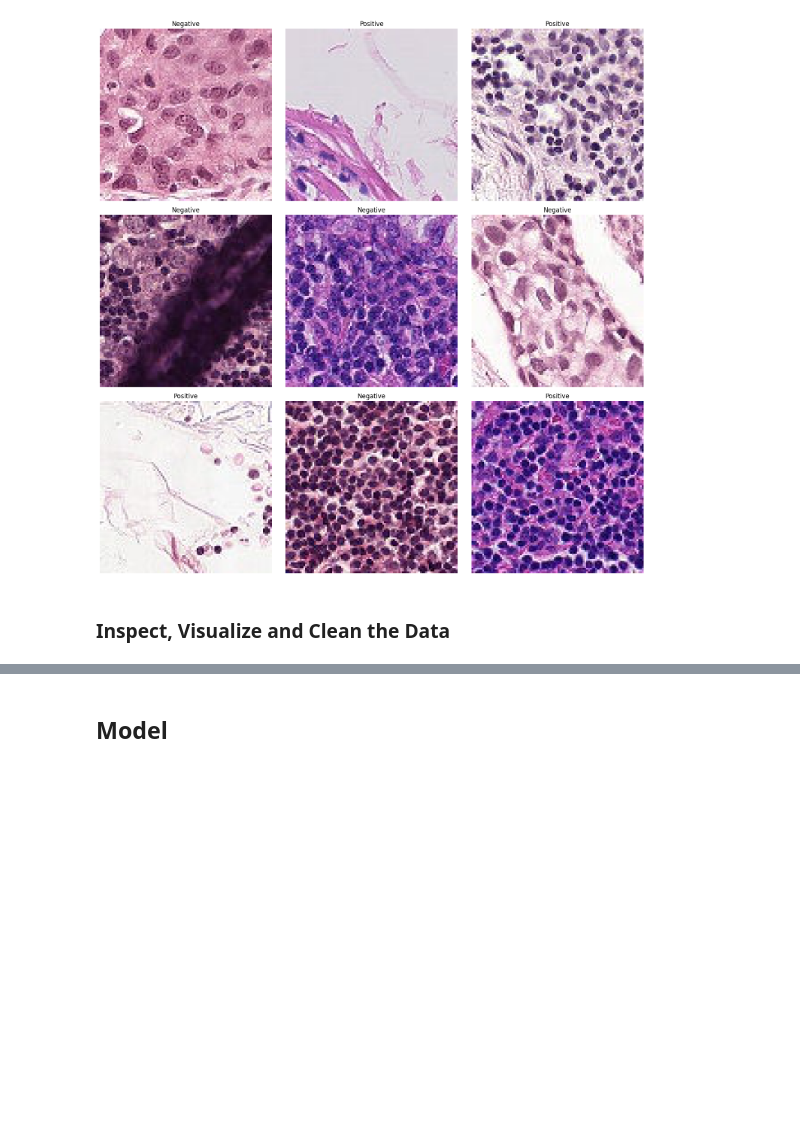
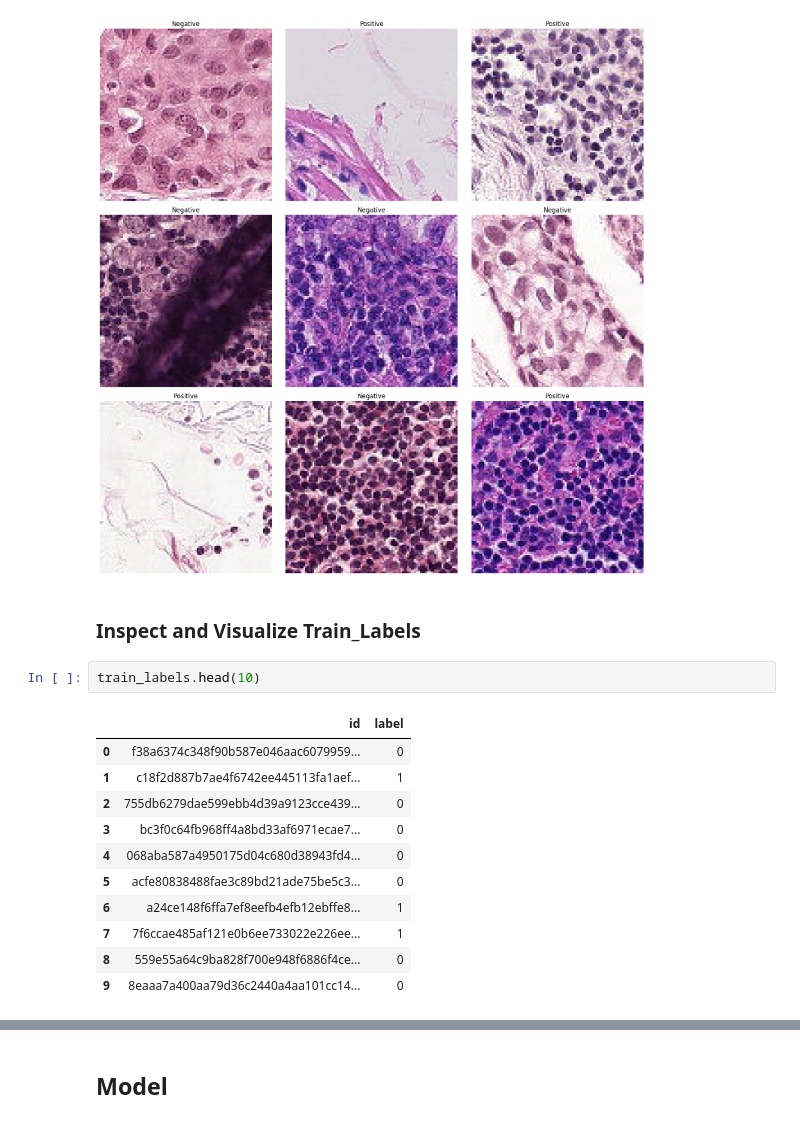
Before and after one commit to HuanLi1008/kaggle_competition_cancer_detection_CNN, a Jupyter notebook: cancer_detection_CNN.ipynb, the cells around one changed output, grey strips where cells are left out. Drawn from its saved outputs; the diff is of its cells as text; blank space fills up the shorter version.

```diff
--- a/cancer_detection_CNN.ipynb
+++ b/cancer_detection_CNN.ipynb
@@ -72,4 +82,18 @@ plot_imgs(display_imgs, titles=titles)
 # %% [output]
 [figure]
 # %% [markdown]
-###  Inspect, Visualize and Clean the Data
+###  Inspect and Visualize Train_Labels
+# %%
+train_labels.head(10)
+# %% [output]
+|  | id | label |
+| 0 | f38a6374c348f90b587e046aac6079959... | 0 |
+| 1 | c18f2d887b7ae4f6742ee445113fa1aef... | 1 |
+| 2 | 755db6279dae599ebb4d39a9123cce439... | 0 |
+| 3 | bc3f0c64fb968ff4a8bd33af6971ecae7... | 0 |
+| 4 | 068aba587a4950175d04c680d38943fd4... | 0 |
+| 5 | acfe80838488fae3c89bd21ade75be5c3... | 0 |
+| 6 | a24ce148f6ffa7ef8eefb4efb12ebffe8... | 1 |
+| 7 | 7f6ccae485af121e0b6ee733022e226ee... | 1 |
+| 8 | 559e55a64c9ba828f700e948f6886f4ce... | 0 |
+| 9 | 8eaaa7a400aa79d36c2440a4aa101cc14... | 0 |
```
Also changed, not shown: parts of 11 cells of this notebook.
